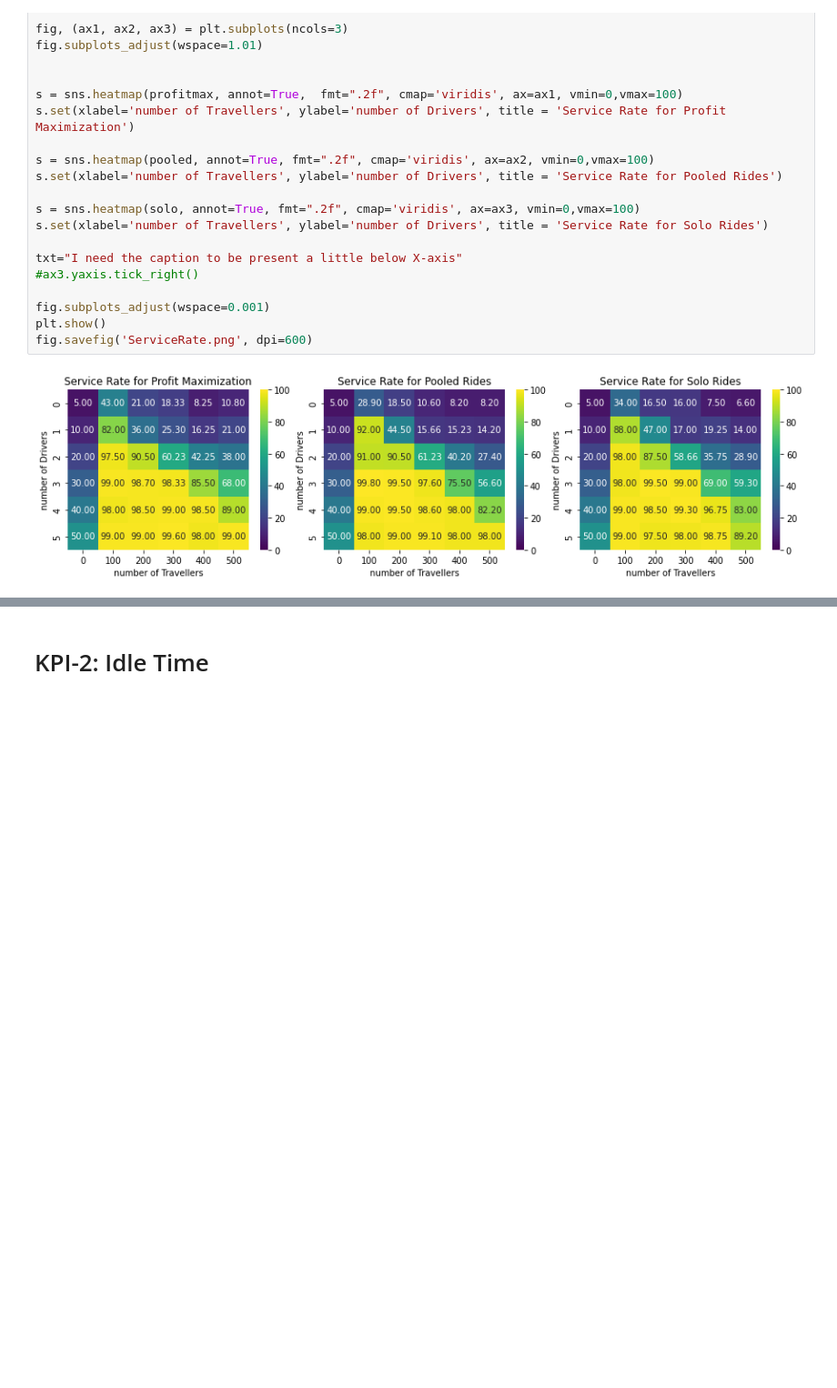
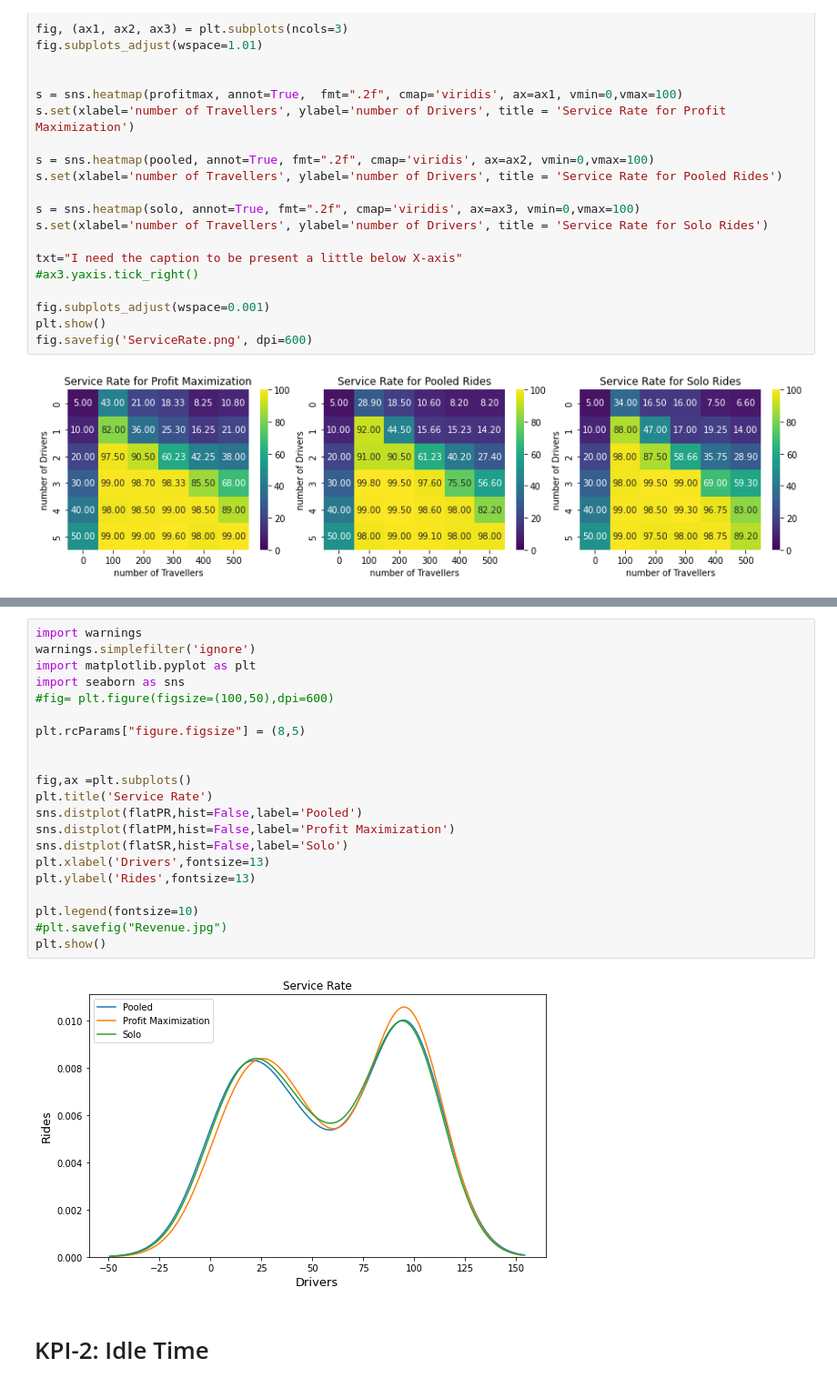
Before and after one commit to Jagiellonian-University/MaaSSim, a Jupyter notebook: docs/tutorials/Plotting/ratioheatmap1.ipynb, the cells around one changed output, grey strips where cells are left out. Shown at 91% size. Cells and saved outputs as stored; diff of their text form; blank space fills up the shorter version.

```diff
--- a/docs/tutorials/Plotting/ratioheatmap1.ipynb
+++ b/docs/tutorials/Plotting/ratioheatmap1.ipynb
@@ -137,3 +215,26 @@ fig.savefig('ServiceRate.png', dpi=600)
+# %%
+import warnings
+warnings.simplefilter('ignore')
+import matplotlib.pyplot as plt
+import seaborn as sns
+#fig= plt.figure(figsize=(100,50),dpi=600)
+
+plt.rcParams["figure.figsize"] = (8,5)
+
+
+fig,ax =plt.subplots()
+plt.title('Service Rate')
+sns.distplot(flatPR,hist=False,label='Pooled')
+sns.distplot(flatPM,hist=False,label='Profit Maximization')
+sns.distplot(flatSR,hist=False,label='Solo')
+plt.xlabel('Drivers',fontsize=13)
+plt.ylabel('Rides',fontsize=13)
+
+plt.legend(fontsize=10)
+#plt.savefig("Revenue.jpg")
+plt.show()
+# %% [output]
+[figure, added]
 # %% [markdown]
 # KPI-2: Idle Time
 # %%
```
Also changed, not shown: parts of 16 cells of this notebook, 36 other files.
